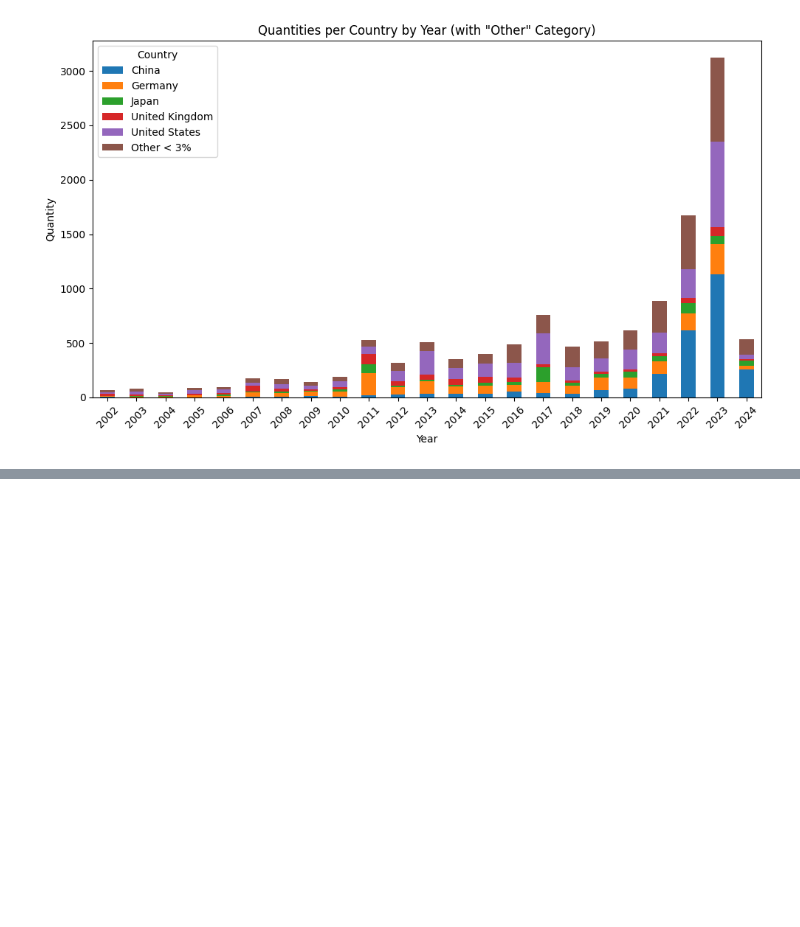
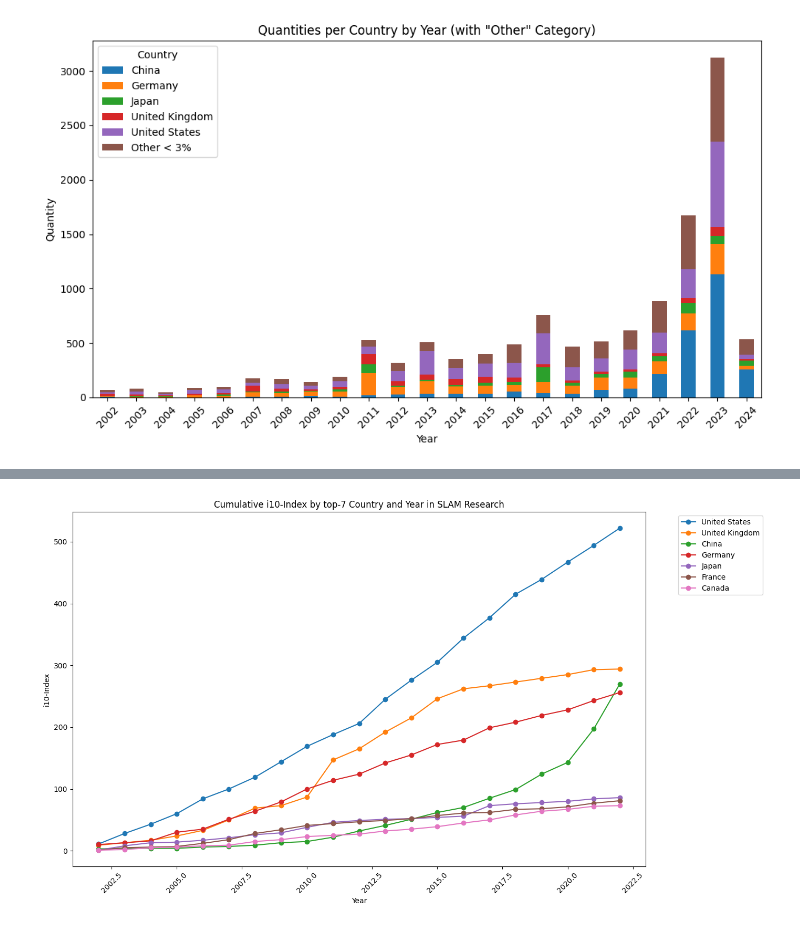
Before and after one commit to Vor-Art/SLAM_article_statistics, a Jupyter notebook: src/4 visualizing.ipynb, the cells around one changed output, grey strips where cells are left out. Saved outputs shown, nothing was run; the diff lists cells and outputs as text; code cells hidden in the pictures; blank space fills up the shorter version.

```diff
--- a/src/4 visualizing.ipynb
+++ b/src/4 visualizing.ipynb
@@ -72,0 +166,38 @@ plt.show()
+# %%
+import pandas as pd
+import matplotlib.pyplot as plt
+
+top_N = 7
+
+copy_df = df.dropna(subset=['country','is-referenced-by-count'])
+copy_df = copy_df[copy_df['is-referenced-by-count'] >= 10]
+
+# Prepare the data: for each country, for each year, include all articles up to that year
+country_list = copy_df['country'].unique()
+year_list = sorted(copy_df['year'].unique())
+year_list = year_list[:-1] # skip last year
+i10_indices = {}
+
+for country in copy_df['country'].unique():
+    country_data = copy_df[copy_df['country'] == country]
+    i10_indices[country] = {year:len(country_data[country_data['year'] <= year]) for year in year_list}
+
+latest_i10_indices = {country: i10_indices[country][year_list[-1]] for country in i10_indices}
+top_N_countries = sorted(latest_i10_indices, key=latest_i10_indices.get, reverse=True)[:top_N]
+
+# Plotting
+plt.figure(figsize=(14, 8))
+
+for country in top_N_countries:
+    idx = [i10_indices[country][year] for year in year_list]
+    plt.plot(year_list, idx, label=country, marker='o')
+
+plt.xlabel('Year')
+plt.ylabel('i10-Index')
+plt.title(f'Cumulative i10-Index by top-{top_N} Country and Year in SLAM Research')
+plt.legend(bbox_to_anchor=(1.05, 1), loc='upper left')
+plt.xticks(rotation=45)
+plt.tight_layout()
+plt.show()
+# %% [output]
+[figure, added]
```
Also changed, not shown: parts of 13 cells of this notebook.
